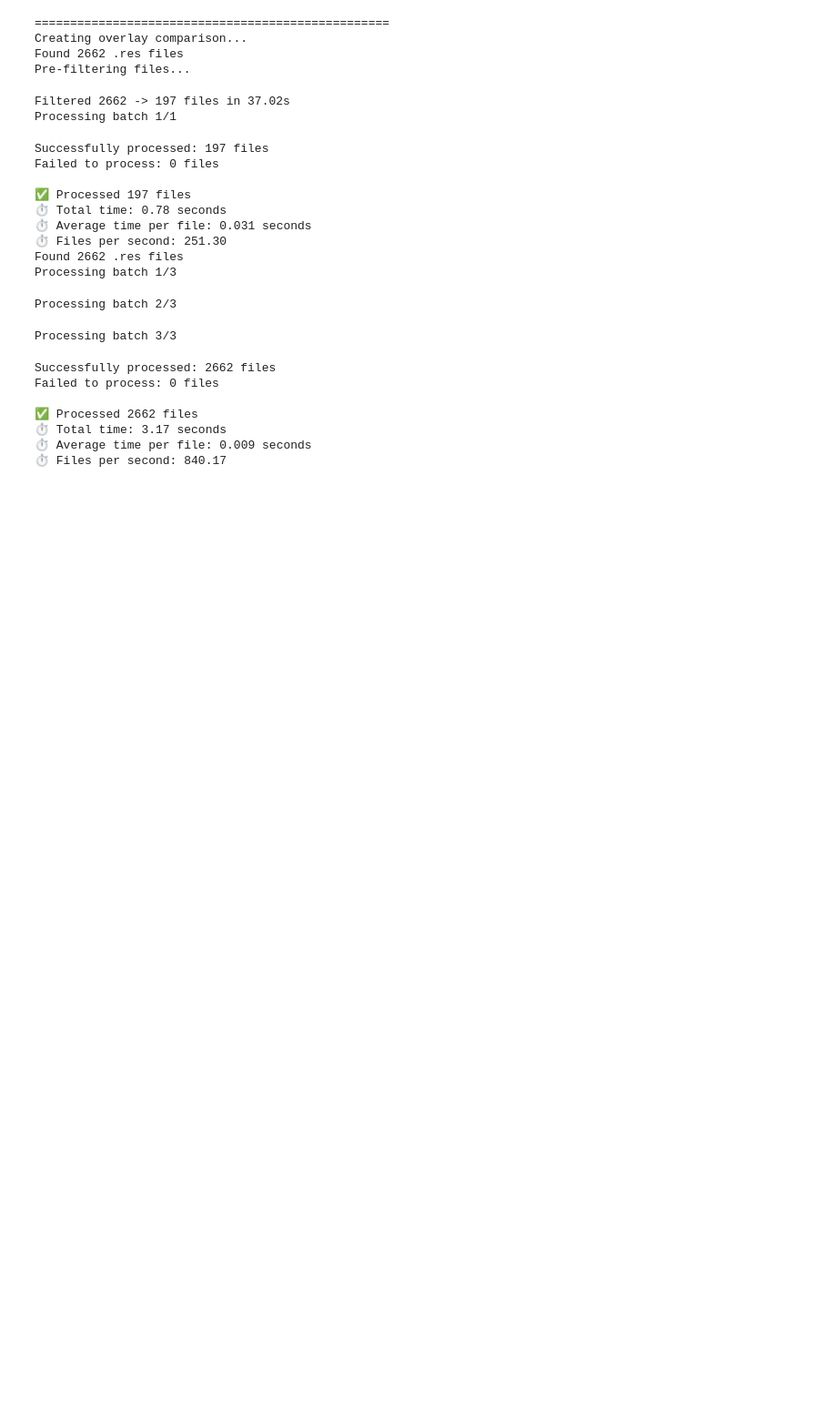
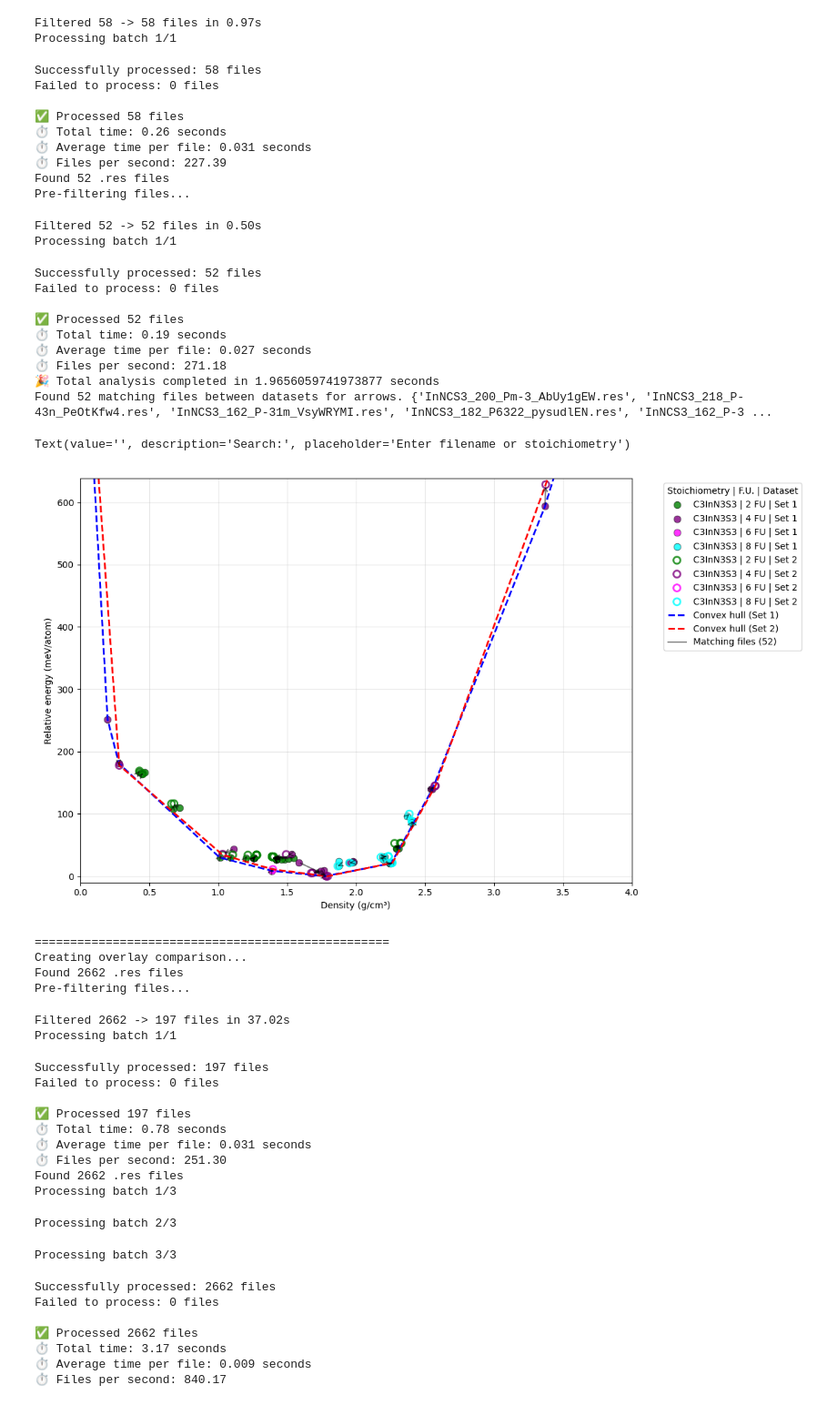
Before and after one commit to Miles-Stevens/CASTEP-Energy-density-graph-, a Jupyter notebook: Energy density graphs - res edition.ipynb, the cells around one changed output. Shown at 91% size. Saved outputs shown, nothing was run; the diff lists cells and outputs as text; code cells hidden in the pictures; blank space fills up the shorter version.

```diff
--- a/Energy density graphs - res edition.ipynb
+++ b/Energy density graphs - res edition.ipynb
@@ -1192,0 +1391,55 @@ Text(value='', description='Search:', placeholder='Enter filename or stoichiomet
+# %%
+def main():
+    """Main execution function with optimizations"""
+    # Configuration
+    config = Config()
+    config.relative_energies_on = True
+    config.apply_cyanurate_filter = True
+    config.apply_keep_octahedral = False
+    config.apply_keep_tetrahedral = False
+    config.apply_keep_layer = False
+    config.apply_keep_chain = False
+    config.do_low_energy_file = False
+    print("hello")
+    # Set folder path
+    folder_1 = Path(r"C:\Users\Miles\Documents\Summer research\computing\Convex_hull\Low_energies")
+    folder_2 = Path(r"C:\Users\Miles\Documents\Summer research\computing\Convex_hull\Low_energy_post_DFT")
+    #Path(r"C:\Users\Miles\Documents\Summer research\computing\Big energy density graph\low_energies_from_plot")
+    #Path(r"C:\Users\Miles\Documents\Summer research\computing\Big energy density graph\In[NCS]3")
+    #Path(r"C:\Users\Miles\Documents\Summer research\computing\Convex_hull\low_energies")
+    # Create analyzer and process data
+    analyzer = RESAnalyzer(config)
+
+    # try:
+    print("🚀 Starting optimized analysis...")
+    start_time = time.time()
+
+    results_1 = analyzer.process_folder(folder_1)
+    results_2 = analyzer.process_folder(folder_2)
+
+    total_time = time.time() - start_time
+    print(f"🎉 Total analysis completed in {total_time} seconds")
+
+    if results_1 and results_2:
+        file_names_1, densities_1, energies_1, formula_units_1, stoichiometries_1 = results_1
+        file_names_2, densities_2, energies_2, formula_units_2, stoichiometries_2 = results_2
+
+        # Create interactive plot
+        analyzer.create_comparison_plot(
+            file_names_1, energies_1, densities_1, formula_units_1, stoichiometries_1,
+            file_names_2, energies_2, densities_2, formula_units_2, stoichiometries_2
+        )
+
+        return file_names_1, stoichiometries_1, formula_units_1, energies_1, file_names_2, stoichiometries_2, formula_units_2, energies_2
+    else:
+        print("No data to plot.")
+        return None
+
+    # except Exception as e:
+    #     print(f"Error in main execution: {e}")
+
+if __name__ == "__main__":
+    results = main()
+    if results:
+        file_names_1, stoichiometries_1, formula_units_1, energies_1, file_names_2, stoichiometries_2, formula_units_2, energies_2 = results
+# %% [output]
@@ -1193,3 +1450,27 @@ Text(value='', description='Search:', placeholder='Enter filename or stoichiomet
+Filtered 58 -> 58 files in 0.97s
+Processing batch 1/1
+Successfully processed: 58 files
+Failed to process: 0 files
+
+✅ Processed 58 files
+⏱️ Total time: 0.26 seconds
+⏱️ Average time per file: 0.031 seconds
+⏱️ Files per second: 227.39
+Found 52 .res files
+Pre-filtering files...
+Filtered 52 -> 52 files in 0.50s
+Processing batch 1/1
+Successfully processed: 52 files
+Failed to process: 0 files
+
+✅ Processed 52 files
+⏱️ Total time: 0.19 seconds
+⏱️ Average time per file: 0.027 seconds
+⏱️ Files per second: 271.18
+🎉 Total analysis completed in 1.9656059741973877 seconds
+Found 52 matching files between datasets for arrows. {'InNCS3_200_Pm-3_AbUy1gEW.res', 'InNCS3_218_P-43n_PeOtKfw4.res', 'InNCS3_162_P-31m_VsyWRYMI.res', 'InNCS3_182_P6322_pysudlEN.res', 'InNCS3_162_P-3 ...
+Text(value='', description='Search:', placeholder='Enter filename or stoichiometry')
+[figure, added]
 # %%
 # Separate Jupyter cell for Energy Density Comparison Plot
 import numpy as np
```
Also changed, not shown: parts of 3 cells of this notebook.
